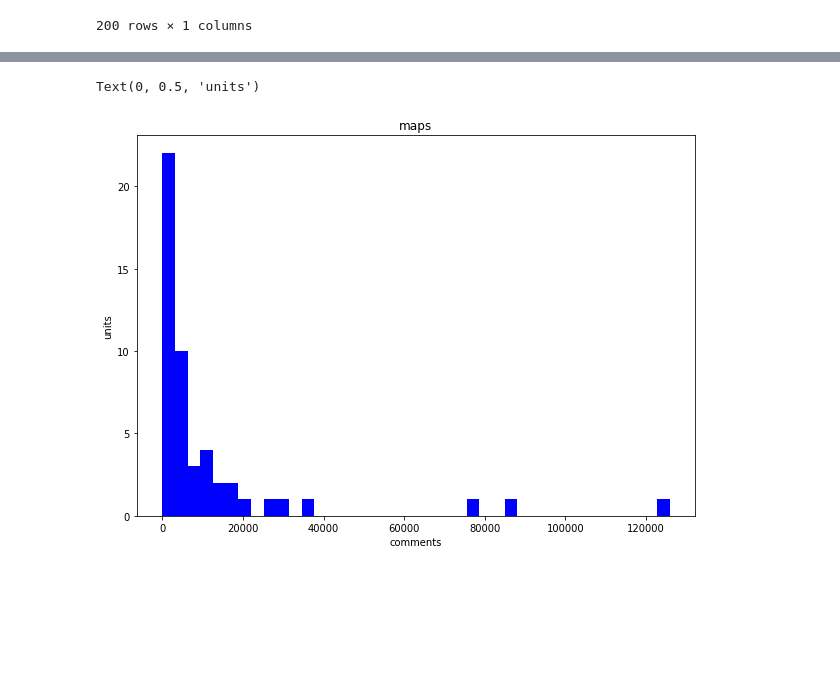
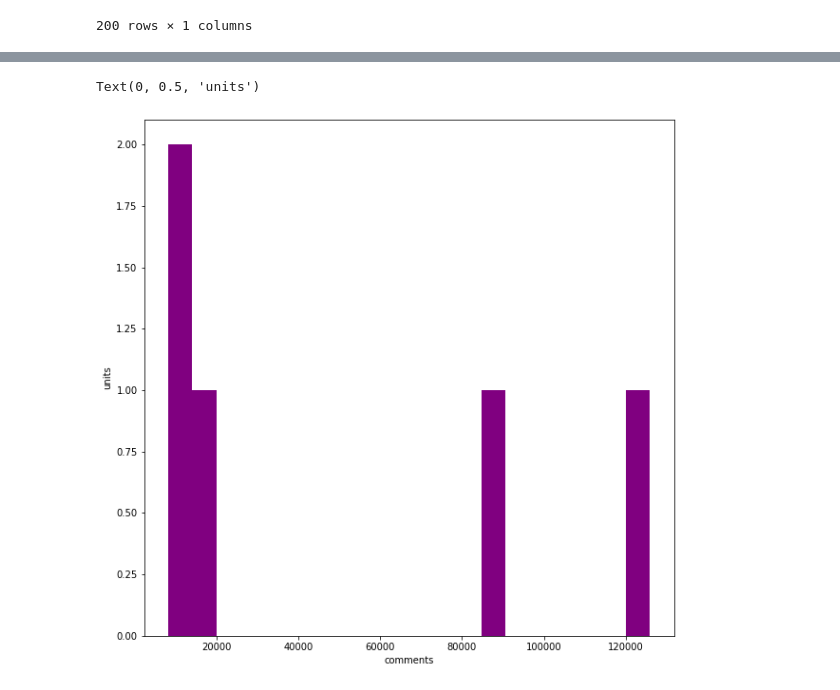
Before and after one commit to 19PA1A0532/python-basics, a Jupyter notebook: Untitled7.ipynb, the cells around one changed output, grey strips where cells are left out. Drawn from its saved outputs; the diff is of its cells as text; code cells hidden in the pictures; blank space fills up the shorter version.

```diff
--- a/Untitled7.ipynb
+++ b/Untitled7.ipynb
@@ -99,7 +98,7 @@ video_error_or_removed      bool
 description               object
 dtype: object
 # %%
-data1=data.head(n=50)
+data1=data.head(n=5)
 data1
 # %% [output]
 |  | video_id | trending_date | title | channel_title | category_id | publish_time | tags | views | likes | ... |
@@ -317,10 +297,10 @@ Text(0, 0.5, 'units')
 # %%
-plt.figure(figsize=(10,7))
+plt.figure(figsize=(10,10))
 x=data1["comment_count"]
-plt.hist(x,bins=40,color="blue")
-plt.title("maps")
+plt.hist(x,bins=20,color="purple")
+plt.title("")
 plt.xlabel("comments")
 plt.ylabel("units")
 # %% [output]
 Text(0, 0.5, 'units')
-[figure, old version]
+[figure, new version]
```
Also changed, not shown: parts of 21 cells of this notebook.
